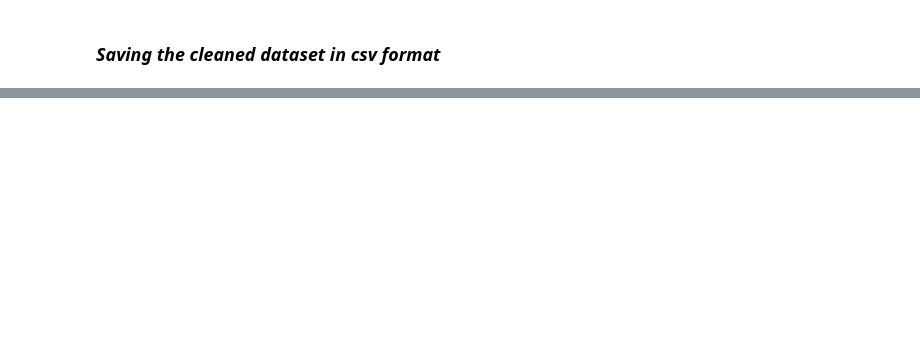
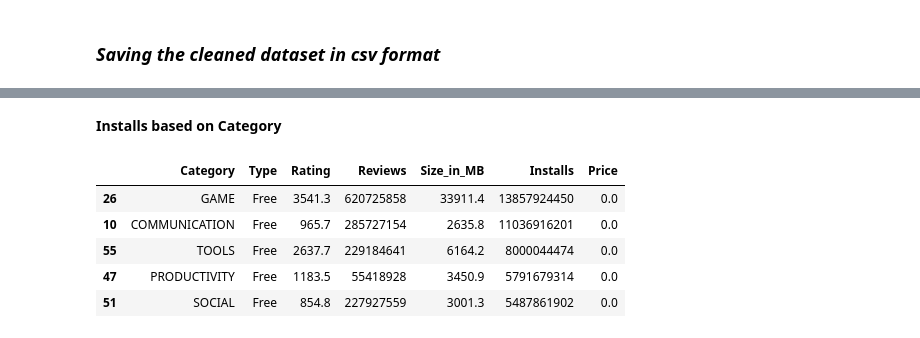
Before and after one commit to SairajNeelam/EDA---Google-Play-Store, a Jupyter notebook: EDA_Google_Play_Store_App.ipynb, the cells around one changed output, grey strips where cells are left out. Cells and saved outputs as stored; diff of their text form; code cells hidden in the pictures; blank space fills up the shorter version.

```diff
--- a/EDA_Google_Play_Store_App.ipynb
+++ b/EDA_Google_Play_Store_App.ipynb
@@ -577,0 +686,14 @@ GPStore.to_csv('Play Store Data Clean.csv',index=False)
+# %% [markdown]
+**Installs based on Category**
+# %%
+# Calculating number of applications available in each category and storing it in variable categories.
+installs = GPStore.groupby(['Category','Type'],as_index=False).sum().reset_index().sort_values(by='App',ascending=False)
+# %%
+installs.head()
+# %% [output]
+|  | Category | Type | Rating | Reviews | Size_in_MB | Installs | Price |
+| 26 | GAME | Free | 3541.3 | 620725858 | 33911.4 | 13857924450 | 0.0 |
+| 10 | COMMUNICATION | Free | 965.7 | 285727154 | 2635.8 | 11036916201 | 0.0 |
+| 55 | TOOLS | Free | 2637.7 | 229184641 | 6164.2 | 8000044474 | 0.0 |
+| 47 | PRODUCTIVITY | Free | 1183.5 | 55418928 | 3450.9 | 5791679314 | 0.0 |
+| 51 | SOCIAL | Free | 854.8 | 227927559 | 3001.3 | 5487861902 | 0.0 |
```
Also changed, not shown: parts of 58 cells of this notebook.
